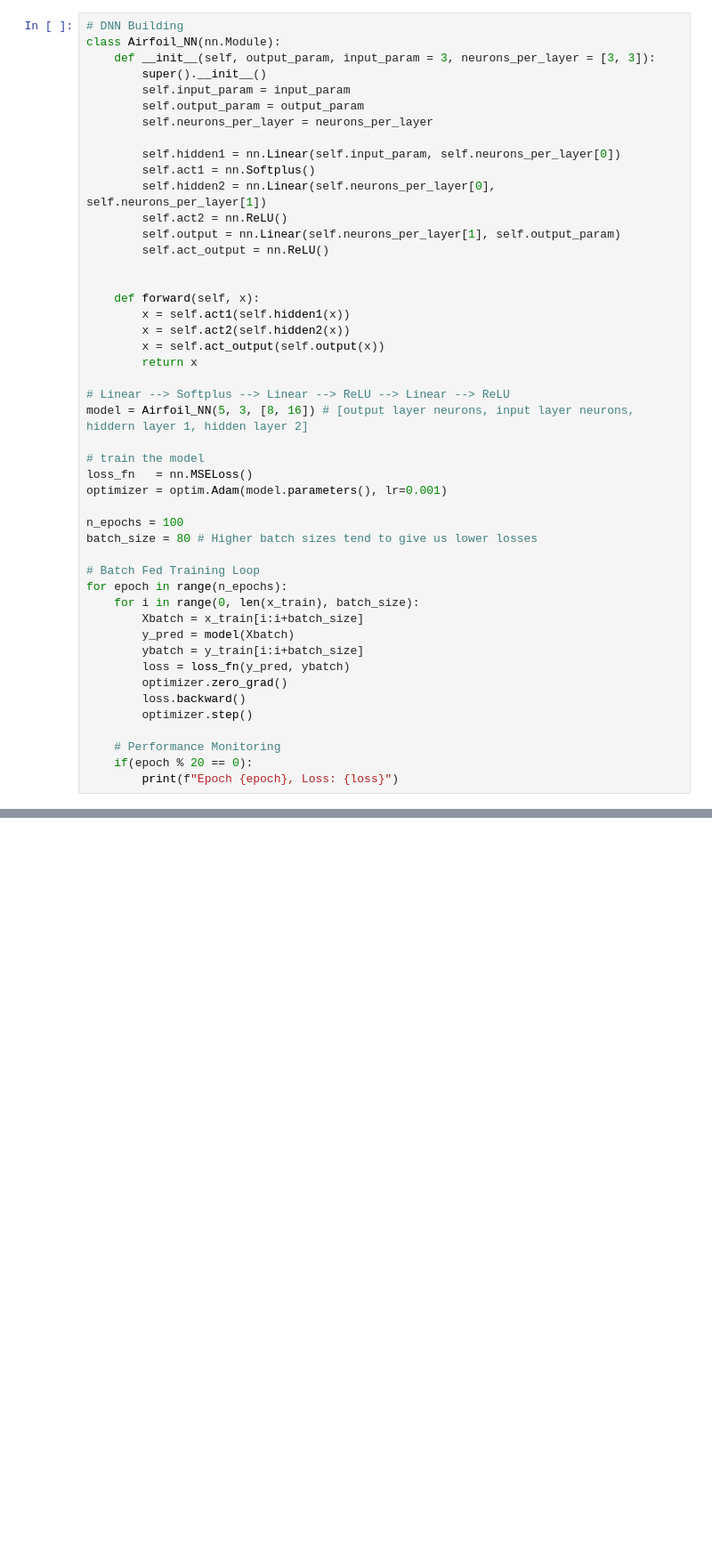
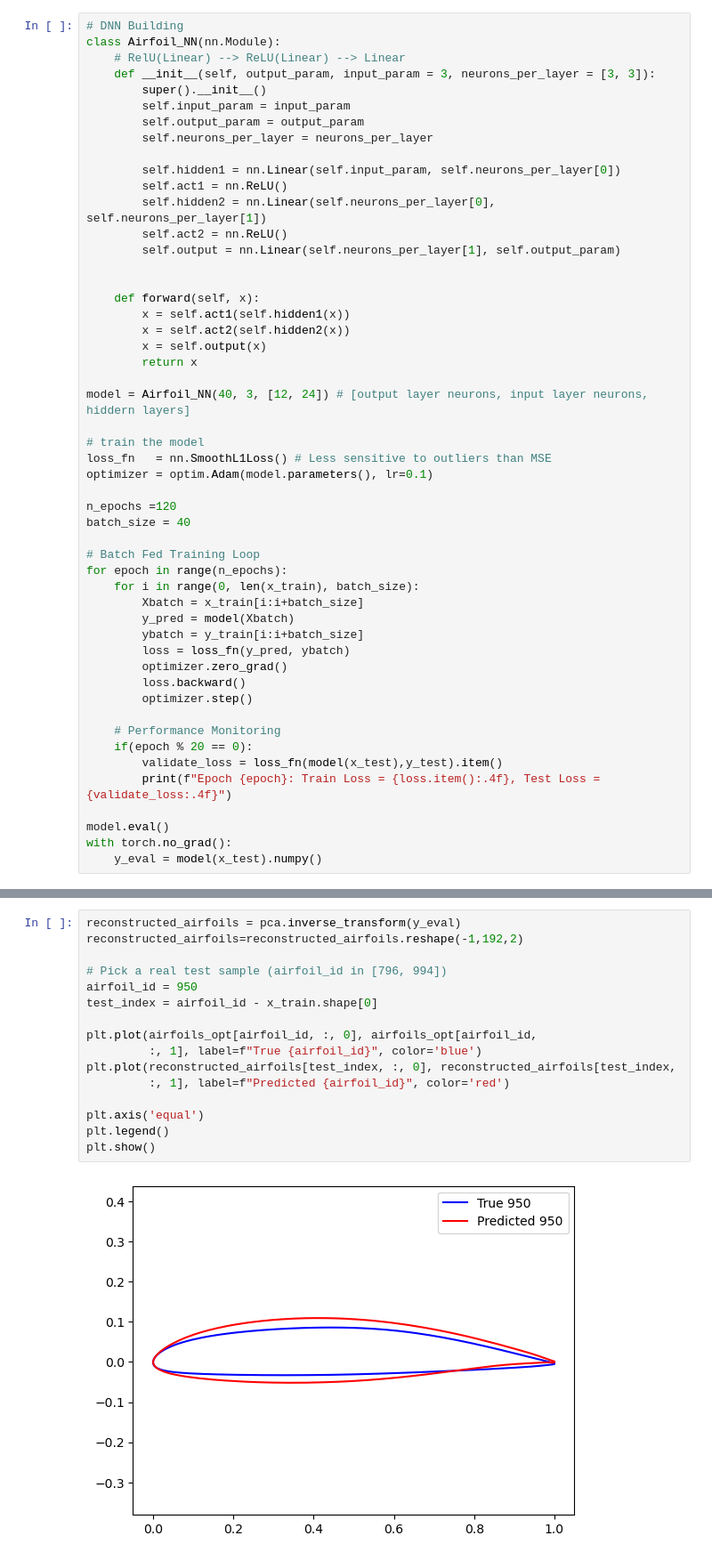
Before and after one commit to Hghn02/Inverse-Design-of-Optimal-Airfoil-Geometry, a Jupyter notebook: model_build.ipynb, the cells around one changed output, grey strips where cells are left out. Shown at 89% size. Drawn from its saved outputs; the diff is of its cells as text; blank space fills up the shorter version.

```diff
--- a/model_build.ipynb
+++ b/model_build.ipynb
@@ -84,6 +78,7 @@ y_test = torch.tensor(y_test, dtype=torch.float32)
 # %%
 # DNN Building
 class Airfoil_NN(nn.Module):
+    # RelU(Linear) --> ReLU(Linear) --> Linear
     def __init__(self, output_param, input_param = 3, neurons_per_layer = [3, 3]):
         super().__init__()
         self.input_param = input_param
@@ -91,28 +86,26 @@ class Airfoil_NN(nn.Module):
         self.neurons_per_layer = neurons_per_layer
 
         self.hidden1 = nn.Linear(self.input_param, self.neurons_per_layer[0])
-        self.act1 = nn.Softplus()
+        self.act1 = nn.ReLU()
         self.hidden2 = nn.Linear(self.neurons_per_layer[0], self.neurons_per_layer[1])
         self.act2 = nn.ReLU()
         self.output = nn.Linear(self.neurons_per_layer[1], self.output_param)
-        self.act_output = nn.ReLU()
 
 
     def forward(self, x):
         x = self.act1(self.hidden1(x))
         x = self.act2(self.hidden2(x))
-        x = self.act_output(self.output(x))
+        x = self.output(x)
         return x
 
-# Linear --> Softplus --> Linear --> ReLU --> Linear --> ReLU
-model = Airfoil_NN(5, 3, [8, 16]) # [output layer neurons, input layer neurons, hiddern layer 1, hidden layer 2]
+model = Airfoil_NN(40, 3, [12, 24]) # [output layer neurons, input layer neurons, hiddern layers]
 
 # train the model
-loss_fn   = nn.MSELoss()
-optimizer = optim.Adam(model.parameters(), lr=0.001)
+loss_fn   = nn.SmoothL1Loss() # Less sensitive to outliers than MSE
+optimizer = optim.Adam(model.parameters(), lr=0.1)
 
-n_epochs = 100
-batch_size = 80 # Higher batch sizes tend to give us lower losses
+n_epochs =120
+batch_size = 40
 
 # Batch Fed Training Loop
 for epoch in range(n_epochs):
@@ -127,5 +120,10 @@ for epoch in range(n_epochs):
 
     # Performance Monitoring
     if(epoch % 20 == 0):
-        print(f"Epoch {epoch}, Loss: {loss}")
+        validate_loss = loss_fn(model(x_test),y_test).item()
+        print(f"Epoch {epoch}: Train Loss = {loss.item():.4f}, Test Loss = {validate_loss:.4f}")
+
+model.eval()
+with torch.no_grad():
+    y_eval = model(x_test).numpy()
 # %% [output]
@@ -136,0 +136,18 @@ Epoch 80, Loss: 0.5702274441719055
+# %%
+reconstructed_airfoils = pca.inverse_transform(y_eval)
+reconstructed_airfoils=reconstructed_airfoils.reshape(-1,192,2)
+
+# Pick a real test sample (airfoil_id in [796, 994])
+airfoil_id = 950
+test_index = airfoil_id - x_train.shape[0]
+
+plt.plot(airfoils_opt[airfoil_id, :, 0], airfoils_opt[airfoil_id,
+         :, 1], label=f"True {airfoil_id}", color='blue')
+plt.plot(reconstructed_airfoils[test_index, :, 0], reconstructed_airfoils[test_index,
+         :, 1], label=f"Predicted {airfoil_id}", color='red')
+
+plt.axis('equal')
+plt.legend()
+plt.show()
+# %% [output]
+[figure, added]
```
Also changed, not shown: parts of 7 cells of this notebook.
